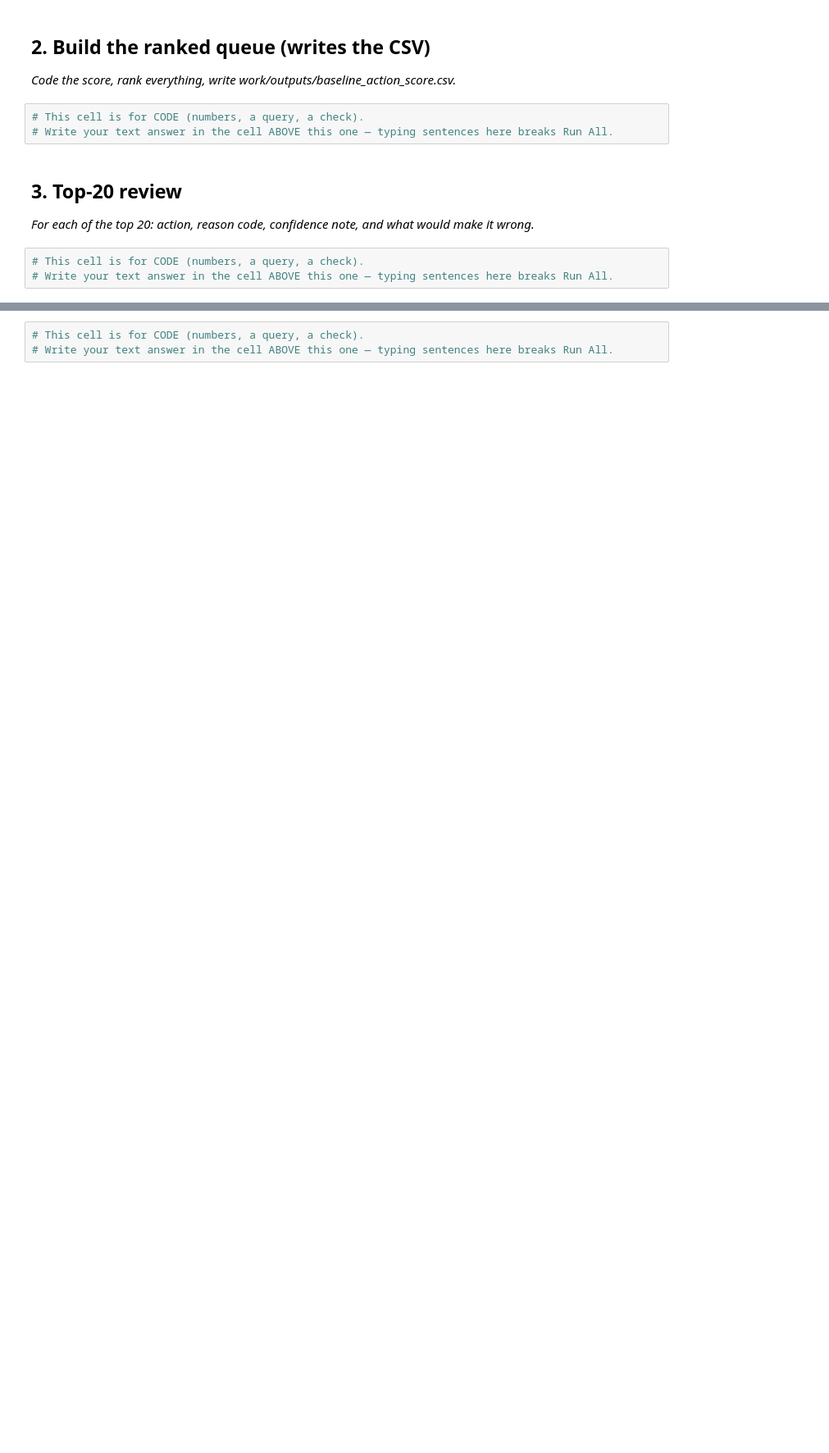
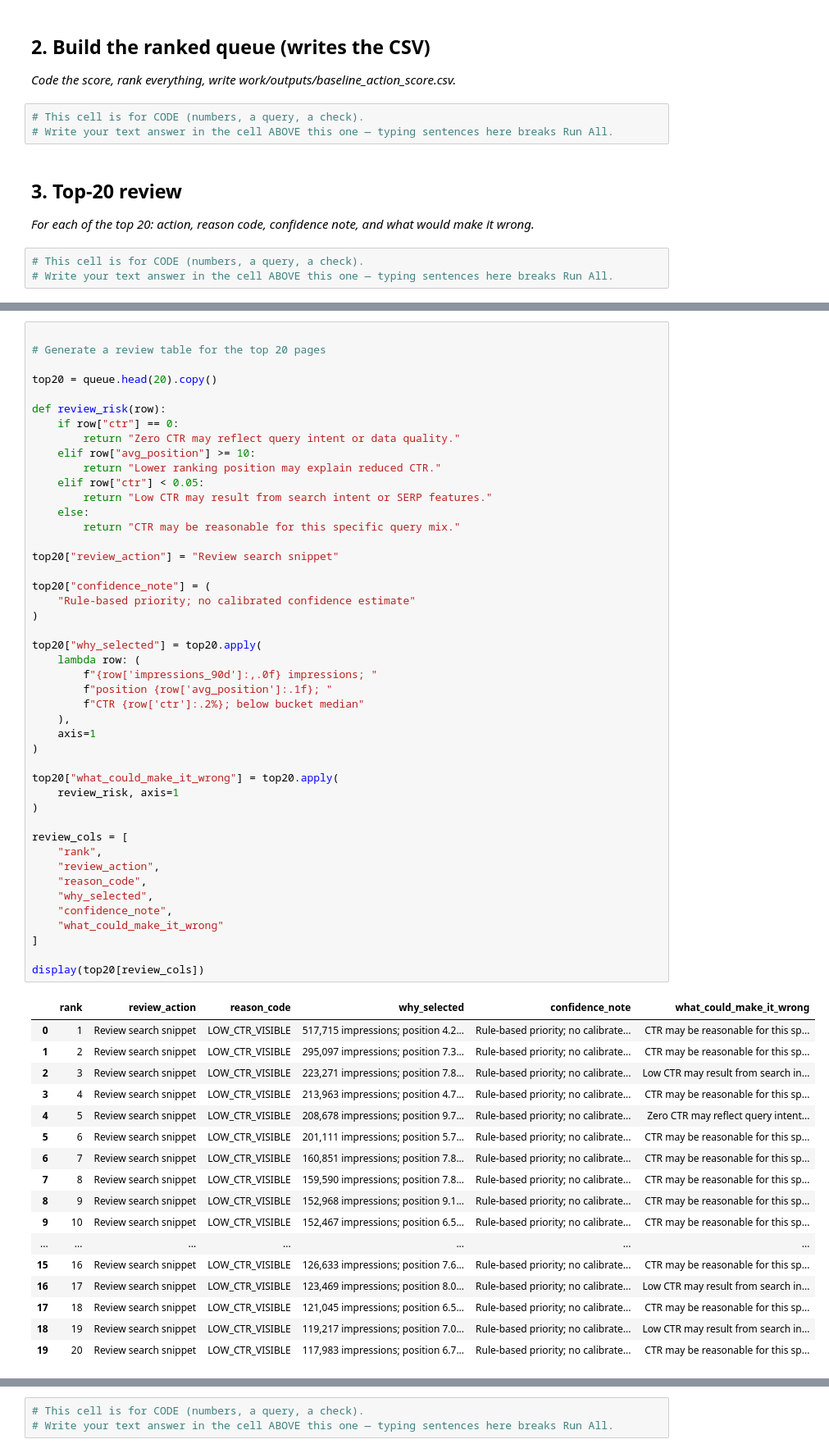
Before and after one commit to Ladinski/flyrank-ml-internship, a Jupyter notebook: work/notebooks/w04_baseline_score.ipynb, the cells around one changed output, grey strips where cells are left out. Shown at 82% size. Cells and saved outputs as stored; diff of their text form; blank space fills up the shorter version.

Commit message:
Complete ML-07 baseline scoring and top-20 review

```diff
--- a/work/notebooks/w04_baseline_score.ipynb
+++ b/work/notebooks/w04_baseline_score.ipynb
@@ -33,0 +304,63 @@ This skeleton is yours to fill. Work the sections **in order** — each one has
+# %%
+
+# Generate a review table for the top 20 pages
+
+top20 = queue.head(20).copy()
+
+def review_risk(row):
+    if row["ctr"] == 0:
+        return "Zero CTR may reflect query intent or data quality."
+    elif row["avg_position"] >= 10:
+        return "Lower ranking position may explain reduced CTR."
+    elif row["ctr"] < 0.05:
+        return "Low CTR may result from search intent or SERP features."
+    else:
+        return "CTR may be reasonable for this specific query mix."
+
+top20["review_action"] = "Review search snippet"
+
+top20["confidence_note"] = (
+    "Rule-based priority; no calibrated confidence estimate"
+)
+
+top20["why_selected"] = top20.apply(
+    lambda row: (
+        f"{row['impressions_90d']:,.0f} impressions; "
+        f"position {row['avg_position']:.1f}; "
+        f"CTR {row['ctr']:.2%}; below bucket median"
+    ),
+    axis=1
+)
+
+top20["what_could_make_it_wrong"] = top20.apply(
+    review_risk, axis=1
+)
+
+review_cols = [
+    "rank",
+    "review_action",
+    "reason_code",
+    "why_selected",
+    "confidence_note",
+    "what_could_make_it_wrong"
+]
+
+display(top20[review_cols])
+# %% [output]
+|  | rank | review_action | reason_code | why_selected | confidence_note | what_could_make_it_wrong |
+| 0 | 1 | Review search snippet | LOW_CTR_VISIBLE | 517,715 impressions; position 4.2... | Rule-based priority; no calibrate... | CTR may be reasonable for this sp... |
+| 1 | 2 | Review search snippet | LOW_CTR_VISIBLE | 295,097 impressions; position 7.3... | Rule-based priority; no calibrate... | CTR may be reasonable for this sp... |
+| 2 | 3 | Review search snippet | LOW_CTR_VISIBLE | 223,271 impressions; position 7.8... | Rule-based priority; no calibrate... | Low CTR may result from search in... |
+| 3 | 4 | Review search snippet | LOW_CTR_VISIBLE | 213,963 impressions; position 4.7... | Rule-based priority; no calibrate... | CTR may be reasonable for this sp... |
+| 4 | 5 | Review search snippet | LOW_CTR_VISIBLE | 208,678 impressions; position 9.7... | Rule-based priority; no calibrate... | Zero CTR may reflect query intent... |
+| 5 | 6 | Review search snippet | LOW_CTR_VISIBLE | 201,111 impressions; position 5.7... | Rule-based priority; no calibrate... | CTR may be reasonable for this sp... |
+| 6 | 7 | Review search snippet | LOW_CTR_VISIBLE | 160,851 impressions; position 7.8... | Rule-based priority; no calibrate... | CTR may be reasonable for this sp... |
+| 7 | 8 | Review search snippet | LOW_CTR_VISIBLE | 159,590 impressions; position 7.8... | Rule-based priority; no calibrate... | CTR may be reasonable for this sp... |
+| 8 | 9 | Review search snippet | LOW_CTR_VISIBLE | 152,968 impressions; position 9.1... | Rule-based priority; no calibrate... | CTR may be reasonable for this sp... |
+| 9 | 10 | Review search snippet | LOW_CTR_VISIBLE | 152,467 impressions; position 6.5... | Rule-based priority; no calibrate... | CTR may be reasonable for this sp... |
+| ... | ... | ... | ... | ... | ... | ... |
+| 15 | 16 | Review search snippet | LOW_CTR_VISIBLE | 126,633 impressions; position 7.6... | Rule-based priority; no calibrate... | CTR may be reasonable for this sp... |
+| 16 | 17 | Review search snippet | LOW_CTR_VISIBLE | 123,469 impressions; position 8.0... | Rule-based priority; no calibrate... | Low CTR may result from search in... |
+| 17 | 18 | Review search snippet | LOW_CTR_VISIBLE | 121,045 impressions; position 6.5... | Rule-based priority; no calibrate... | CTR may be reasonable for this sp... |
+| 18 | 19 | Review search snippet | LOW_CTR_VISIBLE | 119,217 impressions; position 7.0... | Rule-based priority; no calibrate... | Low CTR may result from search in... |
+| 19 | 20 | Review search snippet | LOW_CTR_VISIBLE | 117,983 impressions; position 6.7... | Rule-based priority; no calibrate... | CTR may be reasonable for this sp... |
```
Also changed, not shown: parts of 12 cells of this notebook.
